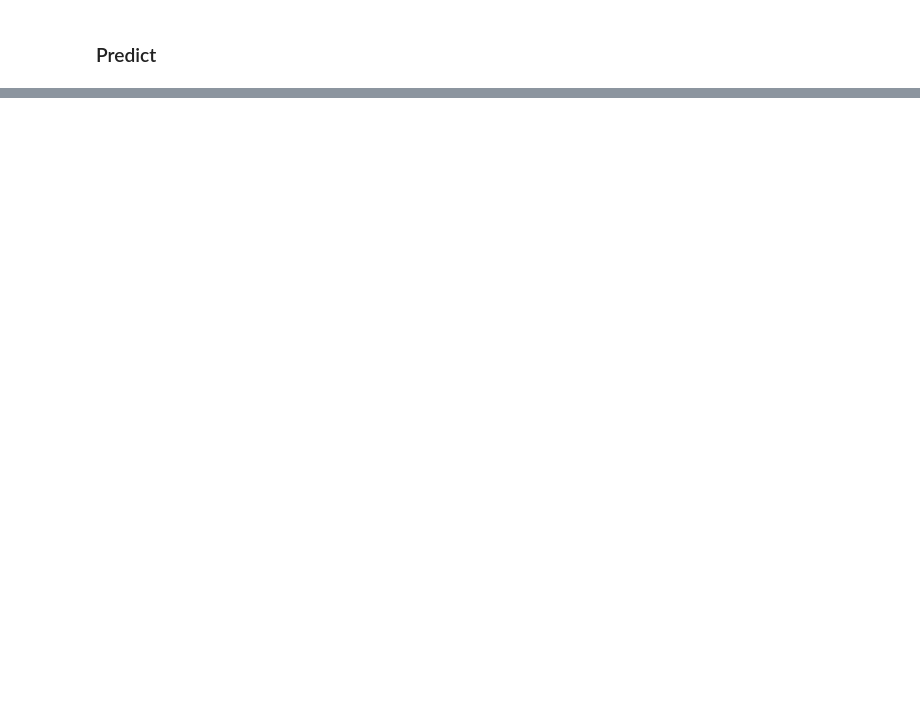
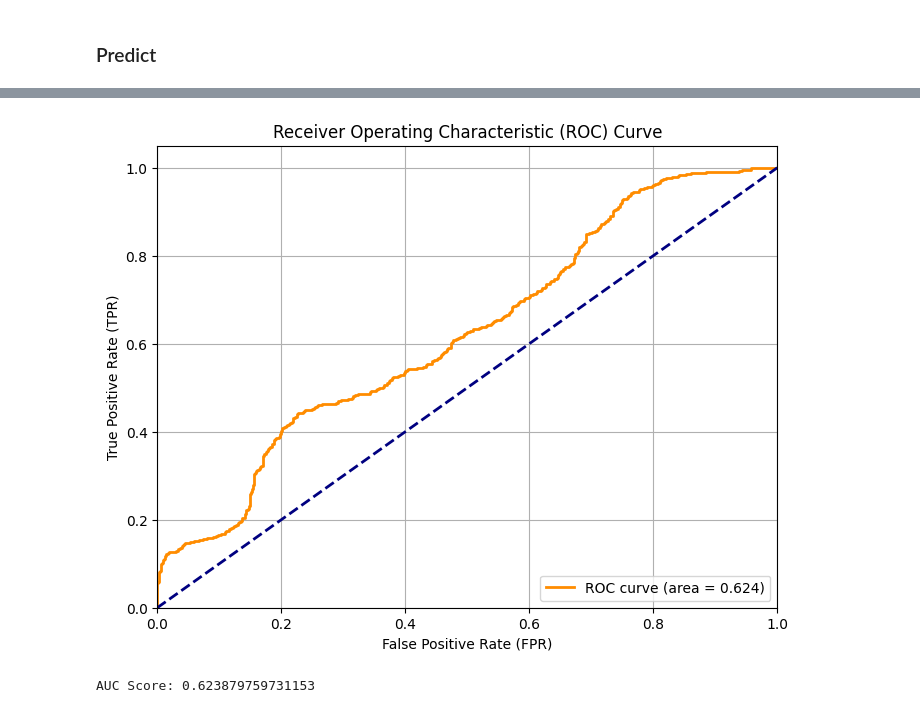
Before and after one commit to gauravrsawant/Anomaly_Detection, a Jupyter notebook: Notebooks/main.ipynb, the cells around one changed output, grey strips where cells are left out. Saved outputs shown, nothing was run; the diff lists cells and outputs as text; code cells hidden in the pictures; blank space fills up the shorter version.

```diff
--- a/Notebooks/main.ipynb
+++ b/Notebooks/main.ipynb
@@ -203,0 +258,2 @@ plt.show()
+# %%
+test_data, test_clip_folders = preprocess_test_clips(TEST_DIR)
@@ -203,0 +264,45 @@ plt.show()
+# %%
+import os
+import cv2
+
+def generate_frame_labels(gt_base_dir):
+    labels = []
+    for folder in sorted(os.listdir(gt_base_dir)):
+        if not folder.endswith("_gt"):
+            continue
+
+        folder_path = os.path.join(gt_base_dir, folder)
+        bmp_files = sorted([f for f in os.listdir(folder_path) if f.endswith('.bmp')])
+        for bmp in bmp_files:
+            path = os.path.join(folder_path, bmp)
+            mask = cv2.imread(path, 0)
+            labels.append(1 if np.any(mask > 0) else 0)
+
+    return np.array(labels)
+
+gt_dir = "/kaggle/input/ucsd-anomaly-dataset/UCSD_Anomaly_Dataset.v1p2/UCSDped1/Test"
+frame_labels = generate_frame_labels(gt_dir)
+# %%
+from sklearn.metrics import roc_curve, auc
+import matplotlib.pyplot as plt
+
+# The roc_curve function needs the true labels and the anomaly scores
+fpr, tpr, thresholds = roc_curve(frame_labels, frame_scores_gt)
+roc_auc = auc(fpr, tpr)
+
+plt.figure(figsize=(8, 6))
+plt.plot(fpr, tpr, color='darkorange', lw=2, label=f'ROC curve (area = {roc_auc:0.3f})')
+plt.plot([0, 1], [0, 1], color='navy', lw=2, linestyle='--')
+plt.xlim([0.0, 1.0])
+plt.ylim([0.0, 1.05])
+plt.xlabel('False Positive Rate (FPR)')
+plt.ylabel('True Positive Rate (TPR)')
+plt.title('Receiver Operating Characteristic (ROC) Curve')
+plt.legend(loc="lower right")
+plt.grid(True)
+plt.show()
+
+print(f"AUC Score: {roc_auc}")
+# %% [output]
+[figure, added]
+AUC Score: 0.623879759731153
```
Also changed, not shown: parts of 14 cells of this notebook.
